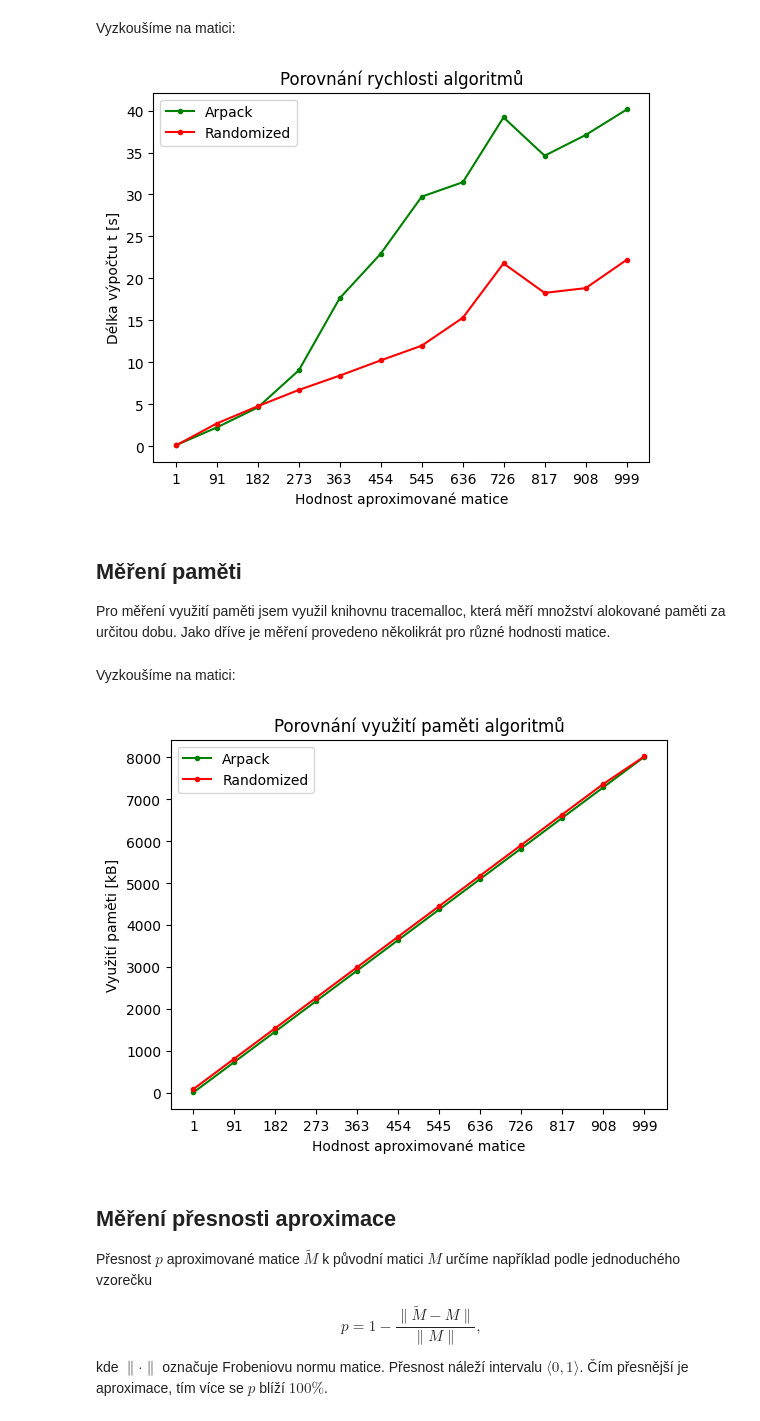
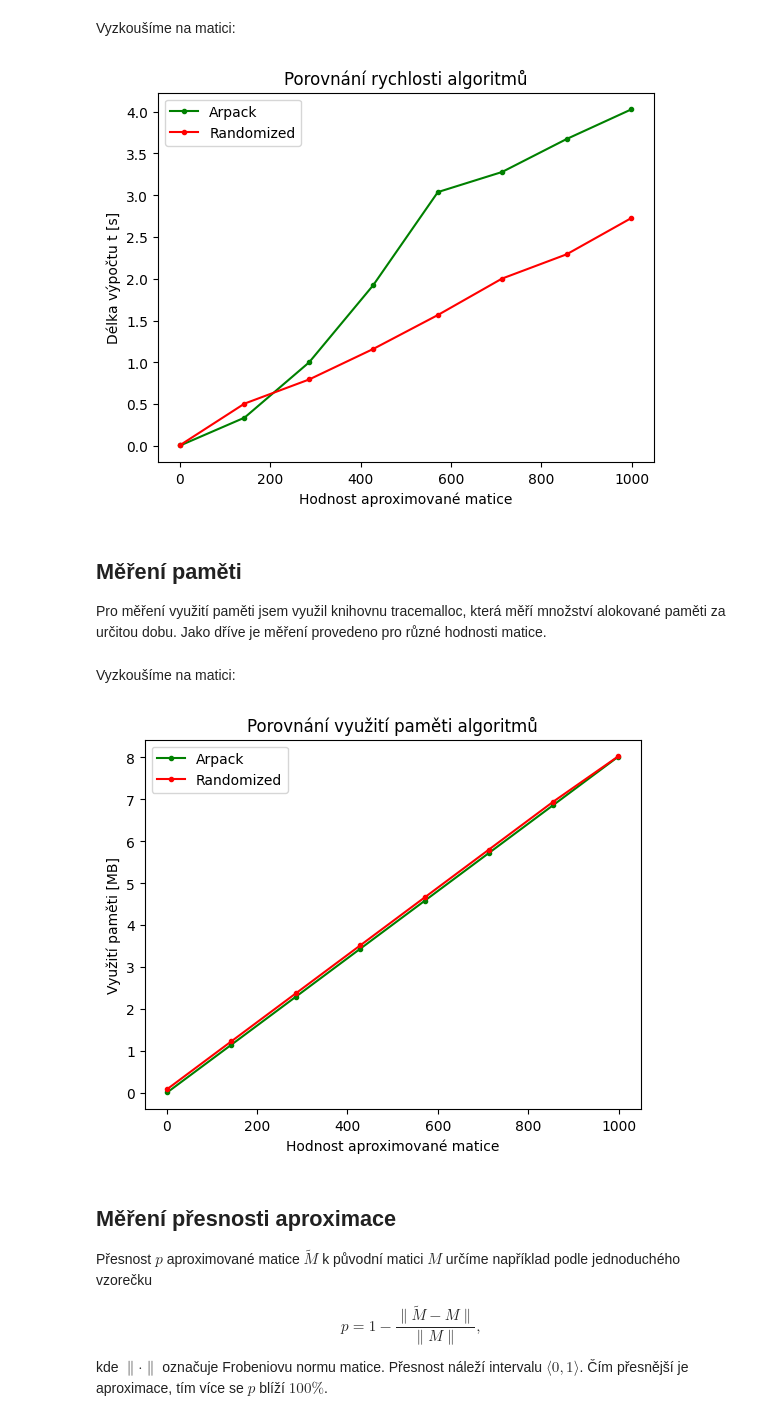
Before and after one commit to OndrejKucera77/numlingebra2, a Jupyter notebook: kod.ipynb, the cells around one changed output. Saved outputs shown, nothing was run; the diff lists cells and outputs as text; code cells hidden in the pictures.

Commit message:
Měření na testovací matici, výkreslení + další úpravy

```diff
--- a/kod.ipynb
+++ b/kod.ipynb
@@ -73,46 +78,41 @@ def show_graph(x, y_arp, y_ran, title, ylabel, ax=None):
     ax.set_ylabel(ylabel)
     ax.plot(x, y_arp, "g.-", label="Arpack")
     ax.plot(x, y_ran, "r.-", label="Randomized")
-    ax.set_xticks(x)
     ax.legend()
 # %% [markdown]
 Vyzkoušíme na matici:
 # %%
 n_min = min(demo_matrix.shape)
-x = np.linspace(1, n_min-1, 12, dtype=int)
+x = np.linspace(1, n_min-1, 8, dtype=int)
 
 y_arp_t, y_ran_t = measure_time(demo_matrix, x)
 show_graph(x, y_arp_t, y_ran_t, "Porovnání rychlosti algoritmů", "Délka výpočtu t [s]")
 plt.show()
 # %% [output]
-[figure, old version]
+[figure, new version]
 # %% [markdown]
 ## Měření paměti
-Pro měření využití paměti jsem využil knihovnu tracemalloc, která měří množství alokované paměti za určitou dobu. Jako dříve je měření provedeno několikrát pro různé hodnosti matice.
+Pro měření využití paměti jsem využil knihovnu tracemalloc, která měří množství alokované paměti za určitou dobu. Jako dříve je měření provedeno pro různé hodnosti matice.
 # %%
 def measure_memory(M, x):
     y_arp = np.zeros_like(x, dtype=float)
     y_ran = np.zeros_like(x, dtype=float)
-    repeat_times = 3
     svds = []
     tracemalloc.start()
 
-    for _ in range(repeat_times):
-        for i, k in enumerate(x):
-            mem_before, _ = tracemalloc.get_traced_memory()
-            svds.append(TruncatedSVD(n_components=k, algorithm="arpack"))
-            svds[-1].fit(M)
-            mem_after, _ = tracemalloc.get_traced_memory()
-            y_arp[i] += mem_after - mem_before
+    for i, k in enumerate(x):
+        mem_before, _ = tracemalloc.get_traced_memory()
+        svds.append(TruncatedSVD(n_components=k, algorithm="arpack"))
+        svds[-1].fit(M)
+        mem_after, _ = tracemalloc.get_traced_memory()
+        y_arp[i] += mem_after - mem_before
 
-            mem_before, _ = tracemalloc.get_traced_memory()
-            svds.append(TruncatedSVD(n_components=k, algorithm="randomized"))
-            svds[-1].fit(M)
-            mem_after, _ = tracemalloc.get_traced_memory()
-            y_ran[i] += mem_after - mem_before
+        mem_before, _ = tracemalloc.get_traced_memory()
+        svds.append(TruncatedSVD(n_components=k, algorithm="randomized"))
+        svds[-1].fit(M)
+        mem_after, _ = tracemalloc.get_traced_memory()
+        y_ran[i] += mem_after - mem_before
 
-    y_arp /= repeat_times
-    y_ran /= repeat_times
     tracemalloc.stop()
 
     return y_arp, y_ran
@@ -120,10 +120,10 @@ def measure_memory(M, x):
 Vyzkoušíme na matici:
 # %%
 y_arp_m, y_ran_m = measure_memory(demo_matrix, x)
-show_graph(x, y_arp_m/1000, y_ran_m/1000, "Porovnání využití paměti algoritmů", "Využití paměti [kB]")
+show_graph(x, y_arp_m/1e6, y_ran_m/1e6, "Porovnání využití paměti algoritmů", "Využití paměti [MB]")
 plt.show()
 # %% [output]
-[figure, old version]
+[figure, new version]
 # %% [markdown]
 ## Měření přesnosti aproximace
 Přesnost $p$ aproximované matice $\tilde{M}$ k původní matici $M$ určíme například podle jednoduchého vzorečku
```
Also changed, not shown: parts of 7 cells of this notebook.
